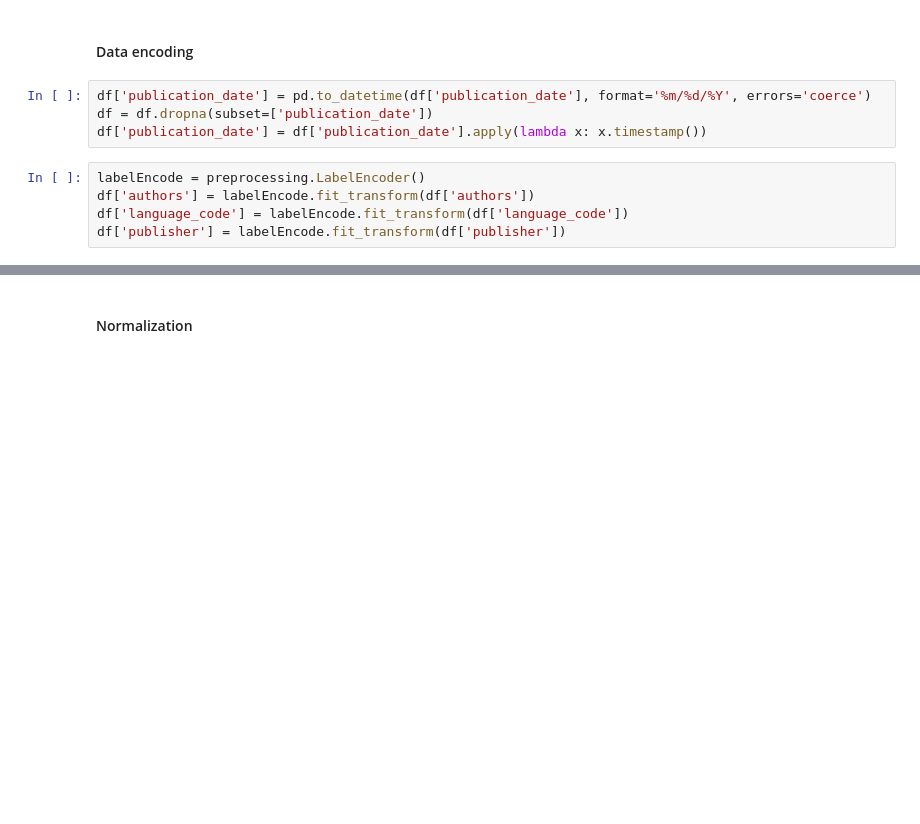
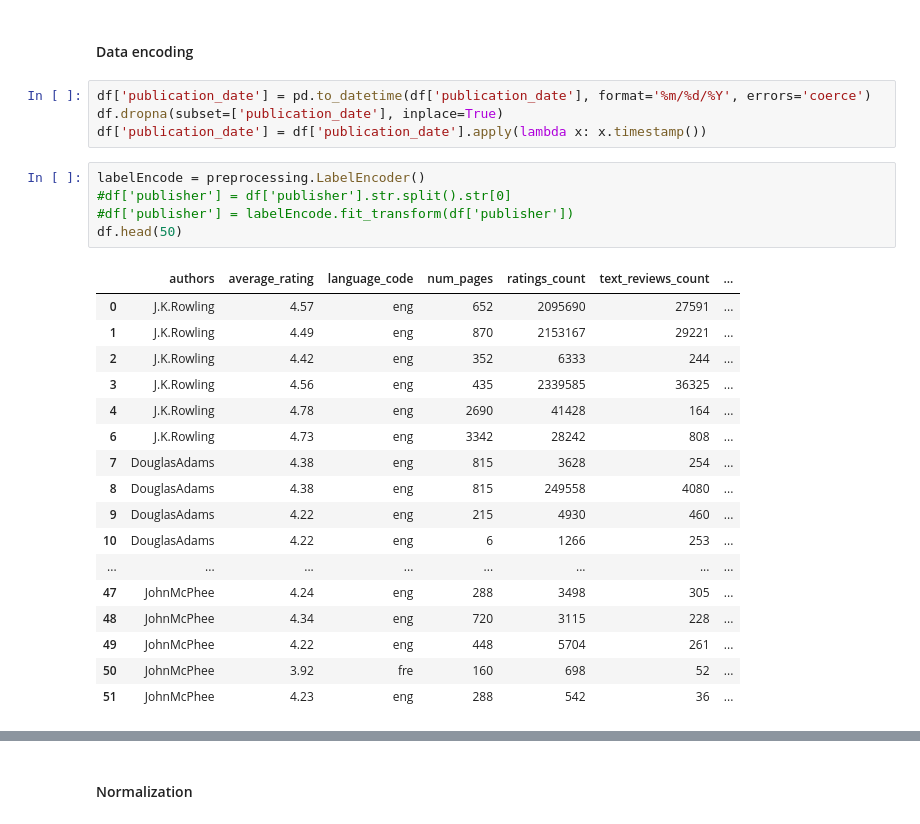
Before and after one commit to matrigz/Book-Rating-Prediction-Mode, a Jupyter notebook: projet.ipynb, the cells around one changed output, grey strips where cells are left out. Drawn from its saved outputs; the diff is of its cells as text; blank space fills up the shorter version.

```diff
--- a/projet.ipynb
+++ b/projet.ipynb
@@ -154,10 +168,28 @@ df.to_csv('nouveau_fichier.csv', index=False)
 #### Data encoding
 # %%
 df['publication_date'] = pd.to_datetime(df['publication_date'], format='%m/%d/%Y', errors='coerce')
-df = df.dropna(subset=['publication_date'])
+df.dropna(subset=['publication_date'], inplace=True)
 df['publication_date'] = df['publication_date'].apply(lambda x: x.timestamp())
-# %%
-labelEncode = preprocessing.LabelEncoder()
-df['authors'] = labelEncode.fit_transform(df['authors'])
-df['language_code'] = labelEncode.fit_transform(df['language_code'])
-df['publisher'] = labelEncode.fit_transform(df['publisher'])
+# %%
+labelEncode = preprocessing.LabelEncoder()
+#df['publisher'] = df['publisher'].str.split().str[0]
+#df['publisher'] = labelEncode.fit_transform(df['publisher'])
+df.head(50)
+# %% [output]
+|  | authors | average_rating | language_code | num_pages | ratings_count | text_reviews_count | ... |
+| 0 | J.K.Rowling | 4.57 | eng | 652 | 2095690 | 27591 | ... |
+| 1 | J.K.Rowling | 4.49 | eng | 870 | 2153167 | 29221 | ... |
+| 2 | J.K.Rowling | 4.42 | eng | 352 | 6333 | 244 | ... |
+| 3 | J.K.Rowling | 4.56 | eng | 435 | 2339585 | 36325 | ... |
+| 4 | J.K.Rowling | 4.78 | eng | 2690 | 41428 | 164 | ... |
+| 6 | J.K.Rowling | 4.73 | eng | 3342 | 28242 | 808 | ... |
+| 7 | DouglasAdams | 4.38 | eng | 815 | 3628 | 254 | ... |
+| 8 | DouglasAdams | 4.38 | eng | 815 | 249558 | 4080 | ... |
+| 9 | DouglasAdams | 4.22 | eng | 215 | 4930 | 460 | ... |
+| 10 | DouglasAdams | 4.22 | eng | 6 | 1266 | 253 | ... |
+| ... | ... | ... | ... | ... | ... | ... | ... |
+| 47 | JohnMcPhee | 4.24 | eng | 288 | 3498 | 305 | ... |
+| 48 | JohnMcPhee | 4.34 | eng | 720 | 3115 | 228 | ... |
+| 49 | JohnMcPhee | 4.22 | eng | 448 | 5704 | 261 | ... |
+| 50 | JohnMcPhee | 3.92 | fre | 160 | 698 | 52 | ... |
+| 51 | JohnMcPhee | 4.23 | eng | 288 | 542 | 36 | ... |
```
Also changed, not shown: parts of 12 cells of this notebook.
